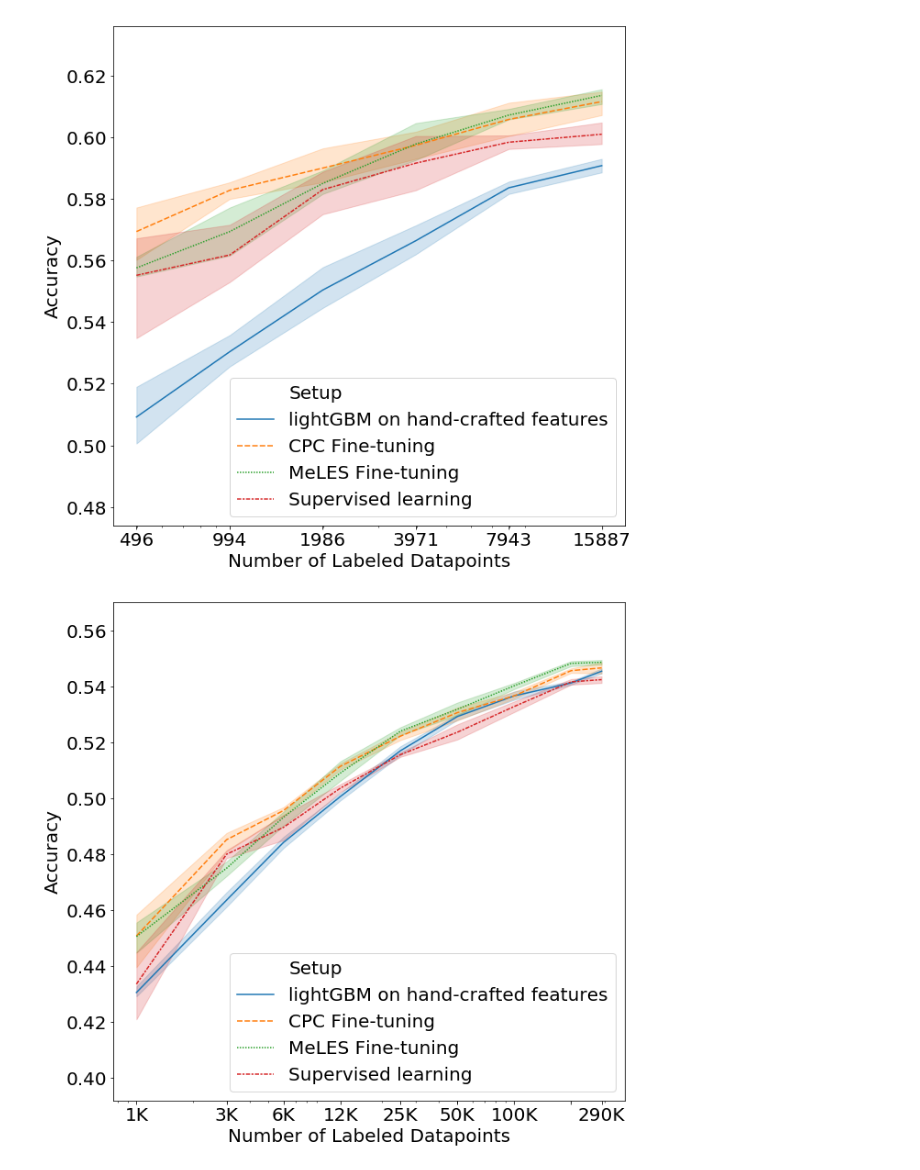
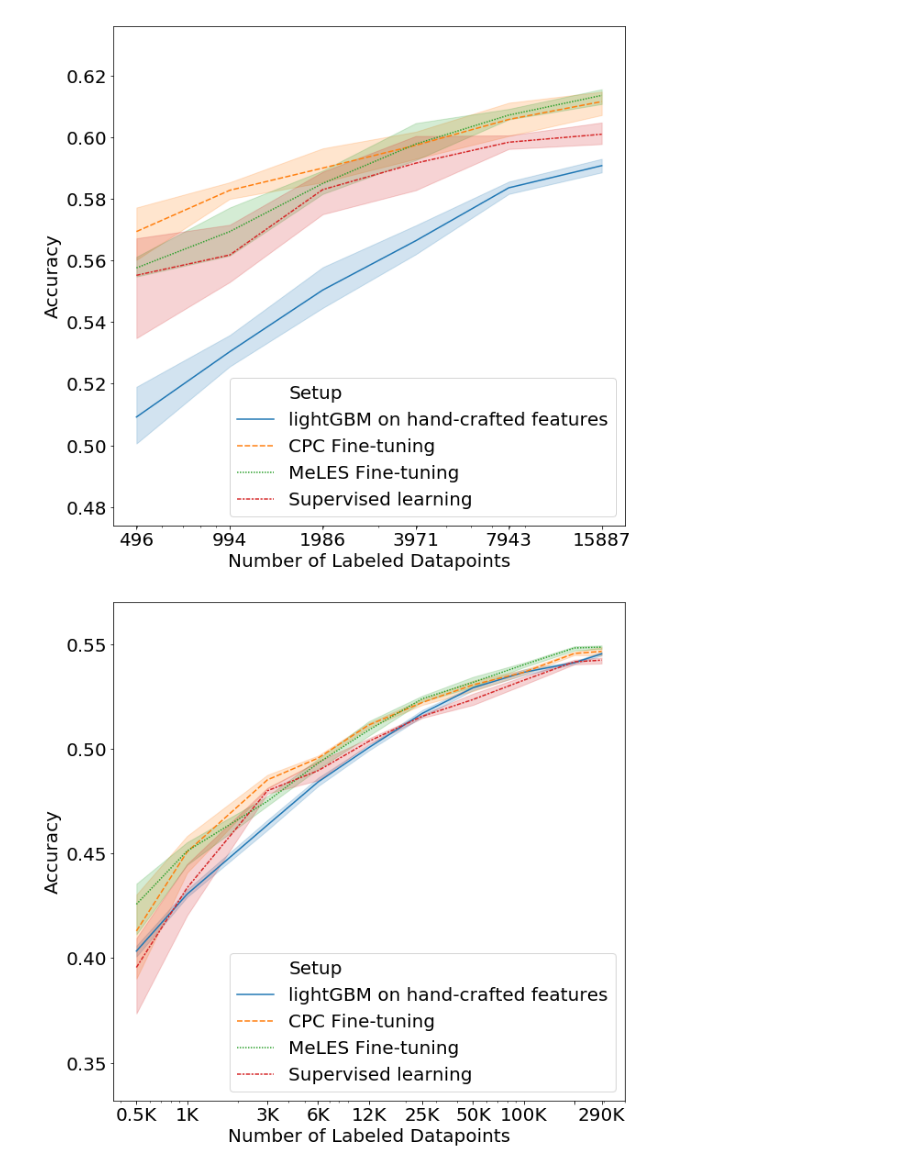
Before and after one commit to dllllb/pytorch-lifestream, a Jupyter notebook: experiments/notebooks/Semi_supervised_figure.ipynb, the cells around one changed output. Drawn from its saved outputs; the diff is of its cells as text; code cells hidden in the pictures.

```diff
--- a/experiments/notebooks/Semi_supervised_figure.ipynb
+++ b/experiments/notebooks/Semi_supervised_figure.ipynb
@@ -206,33 +206,33 @@ results_melted['Setup'] = results_melted['Setup'].map({
     'lgb_baseline': 'lightGBM on hand-crafted features',
     'mles_finetuning_scores': 'MeLES Fine-tuning',
     'cpc_finetuning_scores': 'CPC Fine-tuning',
     'target_scores': 'Supervised learning '
 })
 
 with mpl.rc_context() as rc:
     mpl.rc("figure", figsize=(10,10))
     mpl.rc('font', size=20)
     ax = sns.lineplot(
         x="Amount",
         y="Accuracy",
         data=results_melted,
         hue='Setup',
         style='Setup',
         legend='full',
     )
 
     ax.set_xlabel('Number of Labeled Datapoints')
     ax.set_xscale('log')
 
     vmin, vmax = results.iloc[:,2:].values.min(), results.iloc[:,2:].values.max()
 
     ax.set(ylim=(vmin-0.02, vmax+0.02))
     ax.set_facecolor('white')
 
-    x_ticks = results_melted.Amount.unique()
-    plt.xticks(x_ticks,[str(x//1000)+r'K' if x!=2*10**5 else '' for x in x_ticks])
+    x_ticks = sorted(results_melted.Amount.unique())
+    plt.xticks(x_ticks,['0.5K'] + [str(x//1000)+r'K' if x!=2*10**5 else '' for x in x_ticks[1:]])
     #plt.grid(color='white')
 
     mpl.pyplot.savefig('final_figures/ss_x5.pdf', format='pdf', bbox_inches='tight')
 # %% [output]
-[figure, old version]
+[figure, new version]
```
